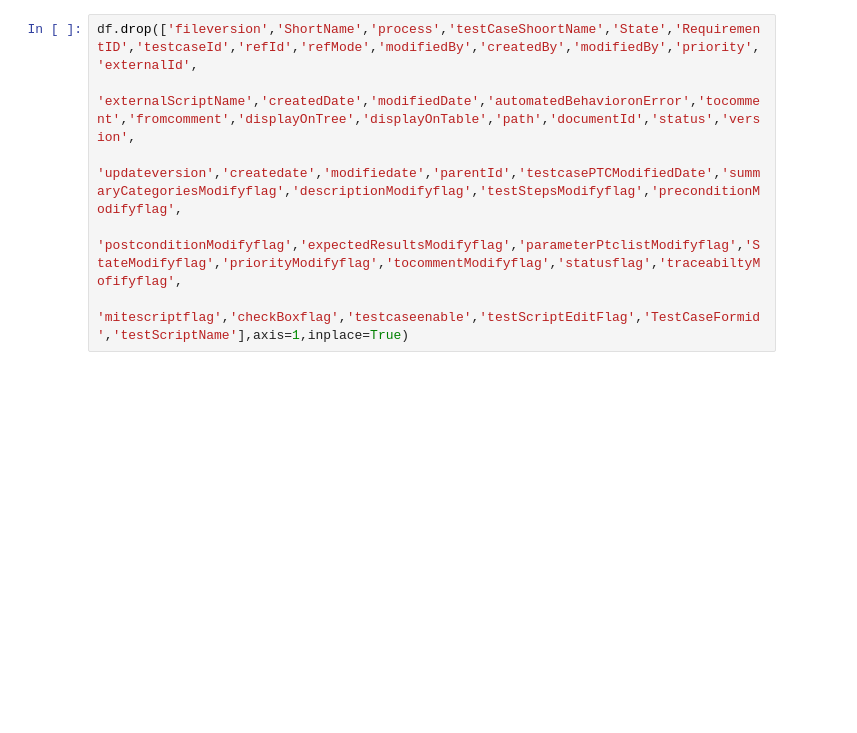
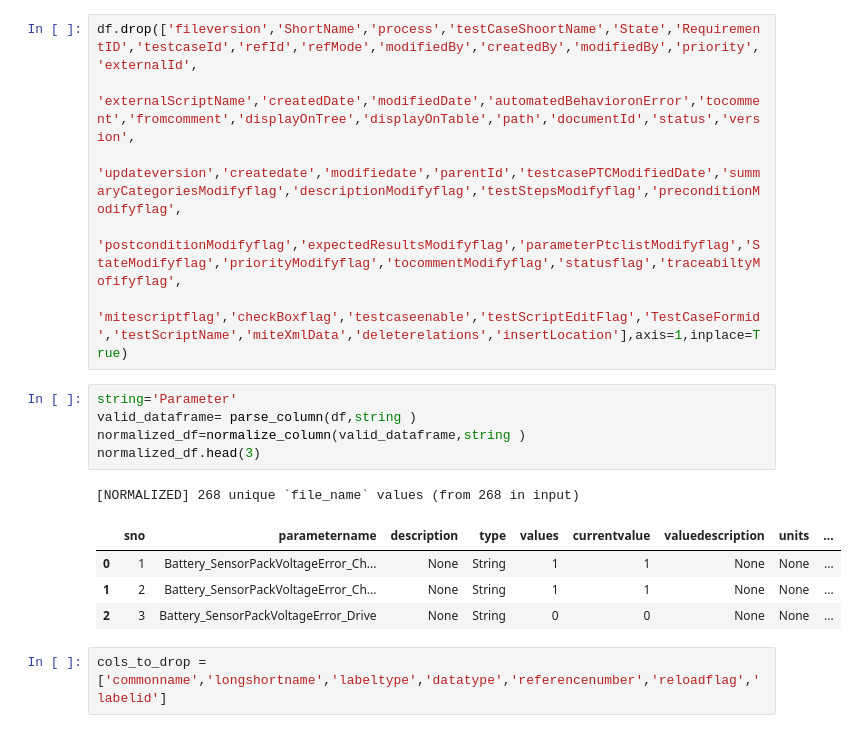
Before and after one commit to Koushik-Ambadi/llm-finetuning, a Jupyter notebook: src/date_prep.ipynb, the cells around one changed output. Cells and saved outputs as stored; diff of their text form; blank space fills up the shorter version.

```diff
--- a/src/date_prep.ipynb
+++ b/src/date_prep.ipynb
@@ -127,4 +75,17 @@ df.drop(['fileversion','ShortName','process','testCaseShoortName','State','Requi
          'externalScriptName','createdDate','modifiedDate','automatedBehavioronError','tocomment','fromcomment','displayOnTree','displayOnTable','path','documentId','status','version',
          'updateversion','createdate','modifiedate','parentId','testcasePTCModifiedDate','summaryCategoriesModifyflag','descriptionModifyflag','testStepsModifyflag','preconditionModifyflag',
          'postconditionModifyflag','expectedResultsModifyflag','parameterPtclistModifyflag','StateModifyflag','priorityModifyflag','tocommentModifyflag','statusflag','traceabiltyMofifyflag',
-         'mitescriptflag','checkBoxflag','testcaseenable','testScriptEditFlag','TestCaseFormid','testScriptName'],axis=1,inplace=True)
+         'mitescriptflag','checkBoxflag','testcaseenable','testScriptEditFlag','TestCaseFormid','testScriptName','miteXmlData','deleterelations','insertLocation'],axis=1,inplace=True)
+# %%
+string='Parameter'
+valid_dataframe= parse_column(df,string )
+normalized_df=normalize_column(valid_dataframe,string )
+normalized_df.head(3)
+# %% [output]
+[NORMALIZED] 268 unique `file_name` values (from 268 in input)
+|  | sno | parametername | description | type | values | currentvalue | valuedescription | units | ... |
+| 0 | 1 | Battery_SensorPackVoltageError_Ch... | None | String | 1 | 1 | None | None | ... |
+| 1 | 2 | Battery_SensorPackVoltageError_Ch... | None | String | 1 | 1 | None | None | ... |
+| 2 | 3 | Battery_SensorPackVoltageError_Drive | None | String | 0 | 0 | None | None | ... |
+# %%
+cols_to_drop = ['commonname','longshortname','labeltype','datatype','referencenumber','reloadflag','labelid']
```
Also changed, not shown: parts of 23 cells of this notebook, 5 other files.
